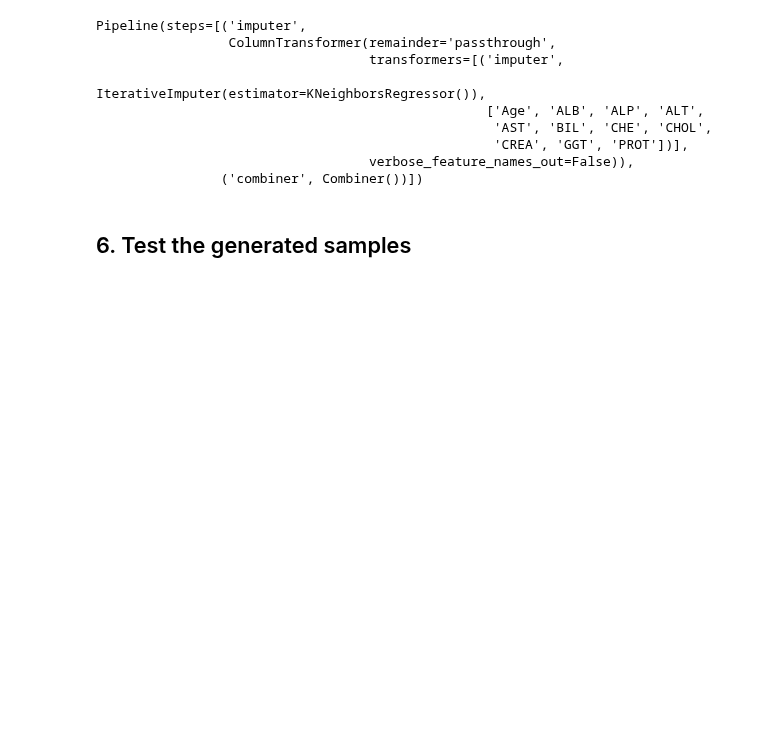
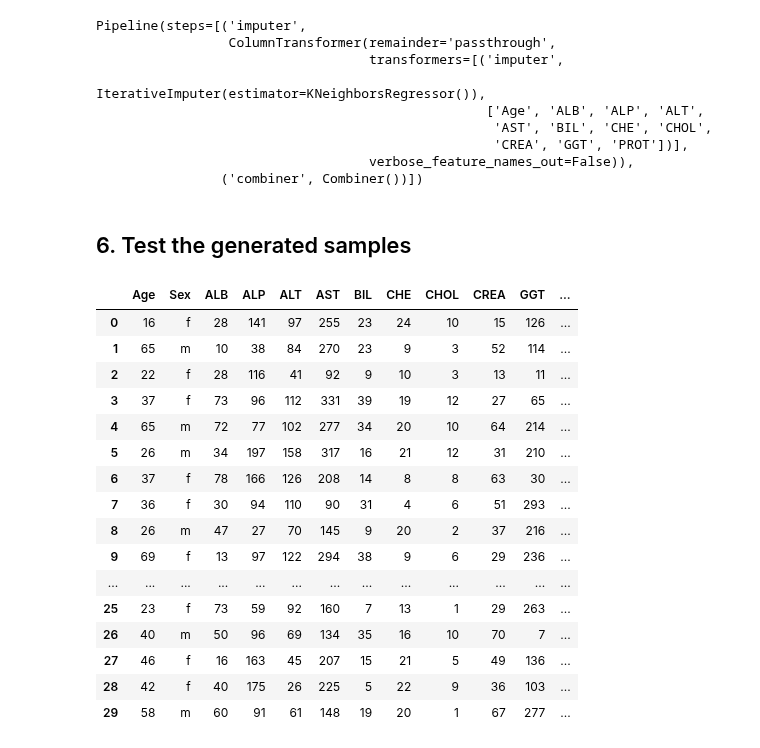
Before and after one commit to MarcoAigner/Machine-Learning-Practical, a Jupyter notebook: project_3/phase_3.ipynb, the cells around one changed output. Cells and saved outputs as stored; diff of their text form; code cells hidden in the pictures; blank space fills up the shorter version.

```diff
--- a/project_3/phase_3.ipynb
+++ b/project_3/phase_3.ipynb
@@ -270,3 +272,23 @@ Pipeline(steps=[('imputer',
+# %%
+anomalies
+# %% [output]
+|  | Age | Sex | ALB | ALP | ALT | AST | BIL | CHE | CHOL | CREA | GGT | ... |
+| 0 | 16 | f | 28 | 141 | 97 | 255 | 23 | 24 | 10 | 15 | 126 | ... |
+| 1 | 65 | m | 10 | 38 | 84 | 270 | 23 | 9 | 3 | 52 | 114 | ... |
+| 2 | 22 | f | 28 | 116 | 41 | 92 | 9 | 10 | 3 | 13 | 11 | ... |
+| 3 | 37 | f | 73 | 96 | 112 | 331 | 39 | 19 | 12 | 27 | 65 | ... |
+| 4 | 65 | m | 72 | 77 | 102 | 277 | 34 | 20 | 10 | 64 | 214 | ... |
+| 5 | 26 | m | 34 | 197 | 158 | 317 | 16 | 21 | 12 | 31 | 210 | ... |
+| 6 | 37 | f | 78 | 166 | 126 | 208 | 14 | 8 | 8 | 63 | 30 | ... |
+| 7 | 36 | f | 30 | 94 | 110 | 90 | 31 | 4 | 6 | 51 | 293 | ... |
+| 8 | 26 | m | 47 | 27 | 70 | 145 | 9 | 20 | 2 | 37 | 216 | ... |
+| 9 | 69 | f | 13 | 97 | 122 | 294 | 38 | 9 | 6 | 29 | 236 | ... |
+| ... | ... | ... | ... | ... | ... | ... | ... | ... | ... | ... | ... | ... |
+| 25 | 23 | f | 73 | 59 | 92 | 160 | 7 | 13 | 1 | 29 | 263 | ... |
+| 26 | 40 | m | 50 | 96 | 69 | 134 | 35 | 16 | 10 | 70 | 7 | ... |
+| 27 | 46 | f | 16 | 163 | 45 | 207 | 15 | 21 | 5 | 49 | 136 | ... |
+| 28 | 42 | f | 40 | 175 | 26 | 225 | 5 | 22 | 9 | 36 | 103 | ... |
+| 29 | 58 | m | 60 | 91 | 61 | 148 | 19 | 20 | 1 | 67 | 277 | ... |
 # %%
 label_encoder_sex = LabelEncoder()
 anomalies['Sex'] = label_encoder_sex.fit_transform(anomalies['Sex'])
```
Also changed, not shown: parts of 3 cells of this notebook, 1 other file.
